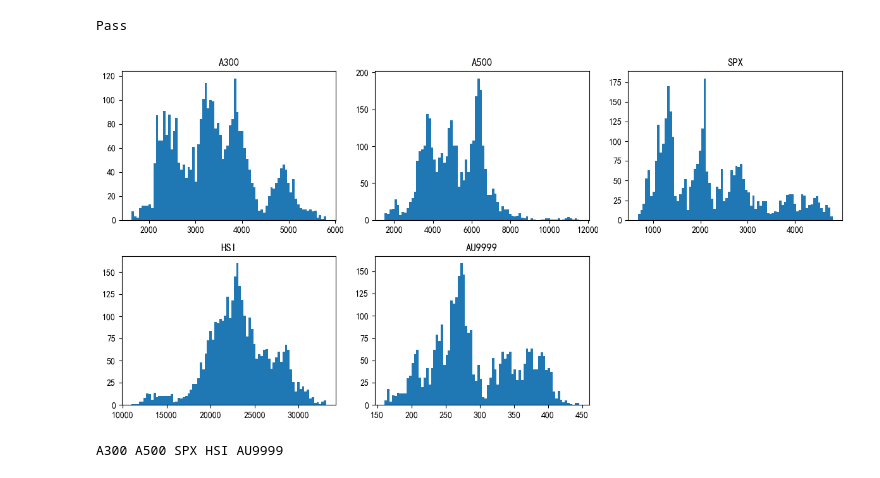
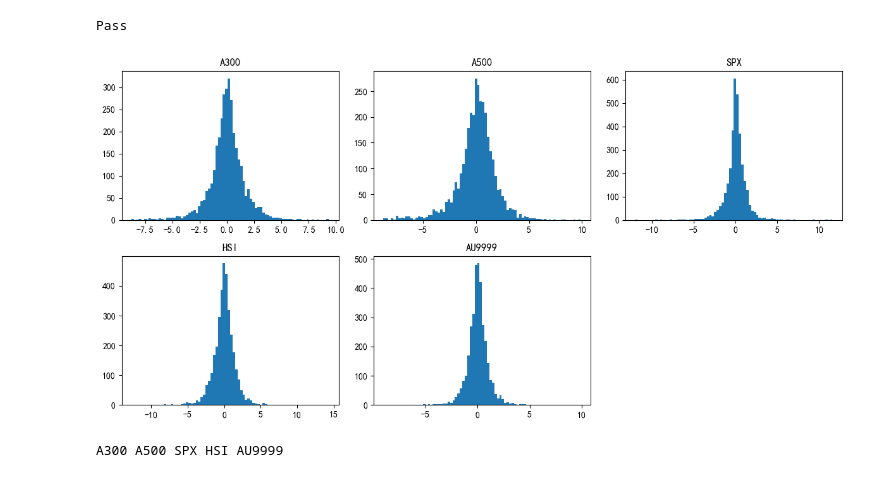
Before and after one commit to dishangti/Entropy-Pooling, a Jupyter notebook: EP.ipynb, the cells around one changed output. Cells and saved outputs as stored; diff of their text form; code cells hidden in the pictures.

```diff
--- a/EP.ipynb
+++ b/EP.ipynb
@@ -69,16 +69,16 @@ Pass
 # %%
 # 分布直方图
 
 fig = plt.figure(figsize=(12, 6))
 i = 1
 for name, index in indices.items():
     ax = plt.subplot(2, 3, i)
     ax.set_title(name)
     plt.tight_layout()
-    plt.hist(np.array(index['收盘价']), bins=80)
+    plt.hist(np.array(index['涨跌幅%']), bins=80)
     i += 1
 # %% [output]
-[figure, old version]
+[figure, new version]
 # %%
 prices = np.array([[0] * 3460])
 names = []
```
Also changed, not shown: parts of 12 cells of this notebook.
